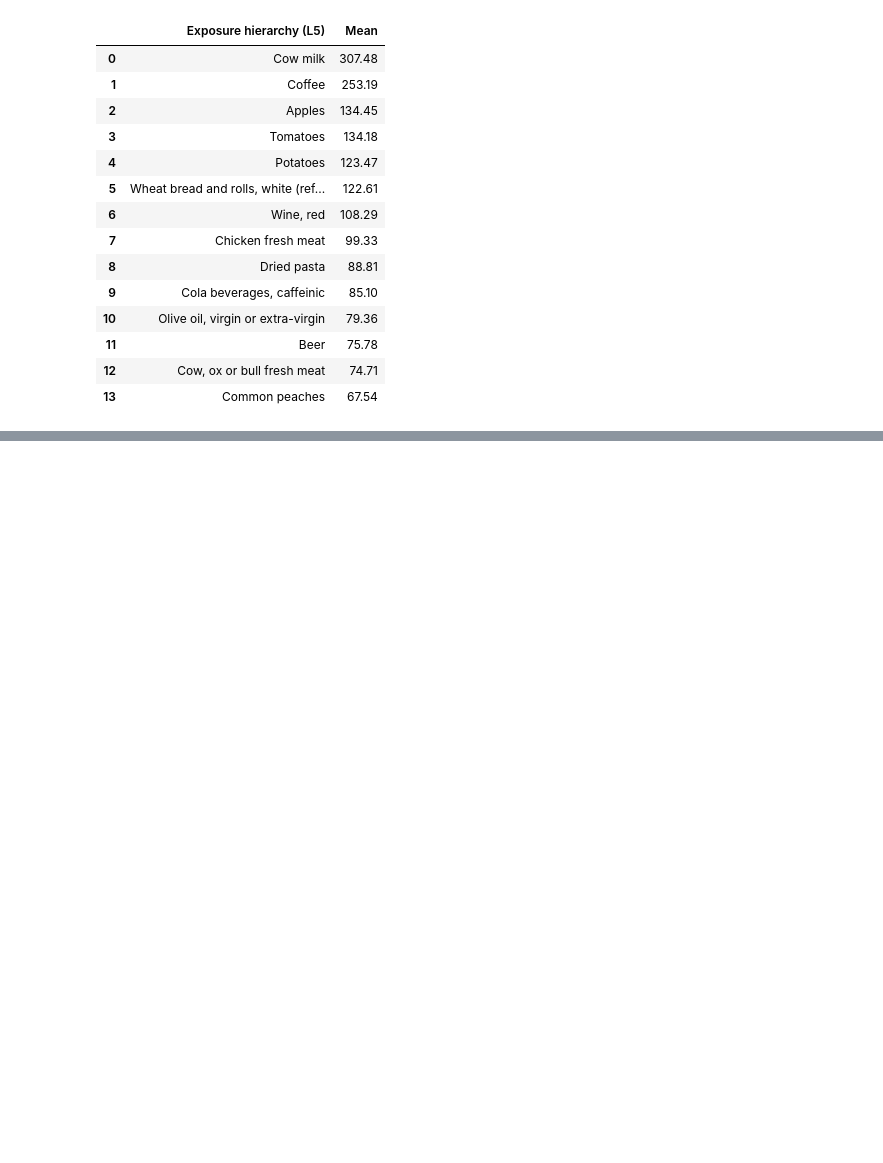
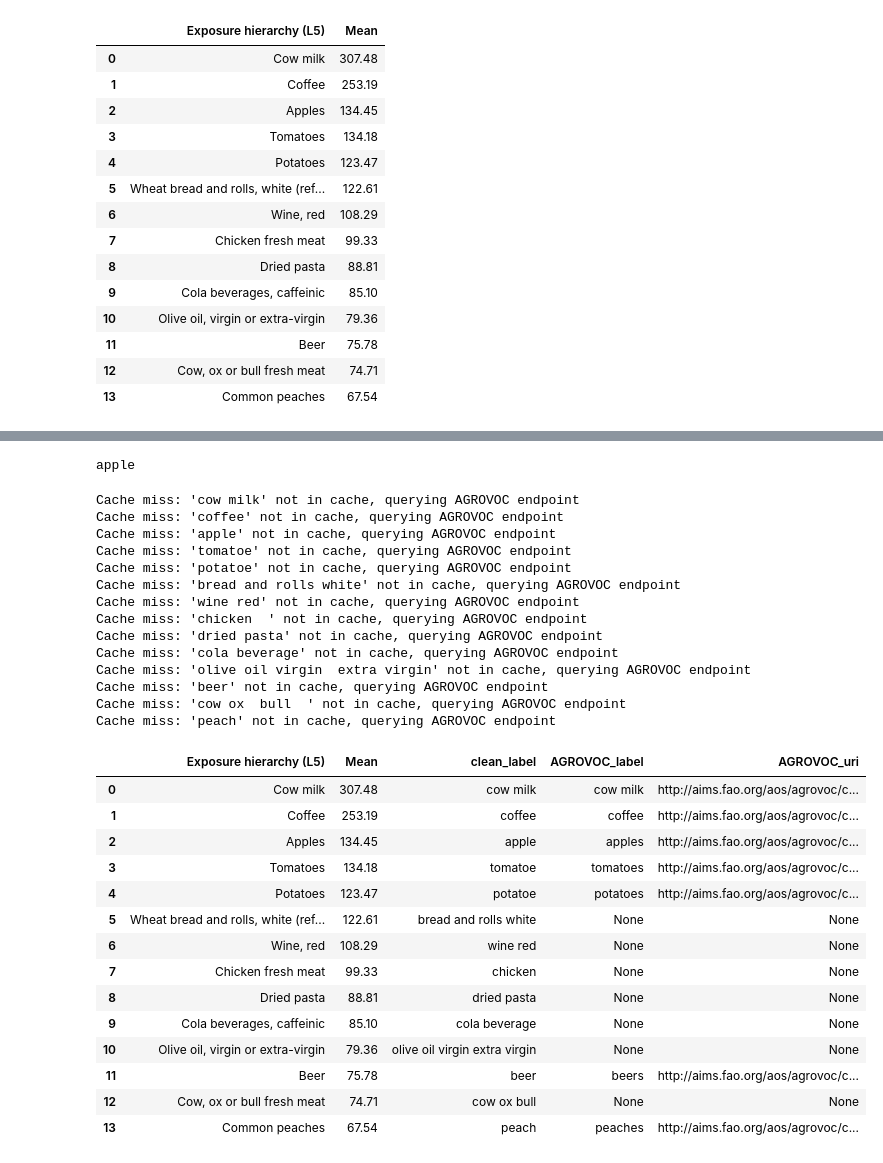
Before and after one commit to TCoaM/TrueCostOfAMeal, a Jupyter notebook: simo_data_integration_other_solution.ipynb, the cells around one changed output, grey strips where cells are left out. Drawn from its saved outputs; the diff is of its cells as text; code cells hidden in the pictures; blank space fills up the shorter version.

```diff
--- a/simo_data_integration_other_solution.ipynb
+++ b/simo_data_integration_other_solution.ipynb
@@ -143,3 +198,28 @@ top_n
+# %%
+# List of (pattern, replacement) in priority order:
+PLURAL_RULES = [
+    # -ies → -y      (e.g. “berries” → “berry”)
+    (r'(?i)([a-z]+)ies$', r'\1y'),
+    # -ves → -f      (e.g. “wolves” → “wolf”)
+    (r'(?i)([a-z]+)ves$', r'\1f'),
+    # -oes → -oe     (e.g. “heroes” → “heroe”—rare, you may want 'o')
+    (r'(?i)([a-z]+)oes$', r'\1oe'),
+    # -ses → -s      (e.g. “dresses” → “dress”)
+    (r'(?i)([a-z]+)ses$', r'\1s'),
+    # -xes → -x      (e.g. “boxes” → “box”)
+    (r'(?i)([a-z]+)xes$', r'\1x'),
+    # -ches/-shes → -ch/-sh  (e.g. “churches” → “church”)
+    (r'(?i)([a-z]+(?:ch|sh))es$', r'\1'),
+    # -s → ''        (catch‑all; e.g. “cars” → “car”)
+    (r'(?i)([a-z]+)s$', r'\1'),
+]
+
+def singularize(word: str) -> str:
+    """Apply common English plural→singular regex rules."""
+    for pattern, repl in PLURAL_RULES:
+        if re.search(pattern, word):
+            return re.sub(pattern, repl, word)
+    return word  # no rule matched
 # %%
 # Function to normalize labels
 def normalize_label(s):
@@ -152,10 +232,55 @@ def normalize_label(s):
     s = re.sub(r'\b(semi[- ]skimmed|organic|low[- ]fat)\b', '', s)
     s = re.sub(r'\s+', ' ', s)               # collapse whitespace
     s = re.sub(r"(fresh|caffeinic|common)", "", s) # remove common useless attributes
+    s = re.sub(r"wheat bread", "bread", s)
     s = s.strip()  # Remove leading and trailing whitespace
+    s = re.sub(r"meat", "", s) # remove meat to improve the results of fuzzy matching for different animal meat
+    s = re.sub(r"or", "", s)
+    # handling plurals
+    s = singularize(s)
 
     return s
+# %%
+s = "apples"
+
+print(normalize_label(s))
+# %% [output]
+apple
 # %%
 top_n['clean_label'] = top_n["Exposure hierarchy (L5)"].apply(normalize_label)
+# %%
+top_n_enriched = enrich_with_agrovoc(top_n, "clean_label")
+
+top_n_enriched
+# %% [output]
+Cache miss: 'cow milk' not in cache, querying AGROVOC endpoint
+Cache miss: 'coffee' not in cache, querying AGROVOC endpoint
+Cache miss: 'apple' not in cache, querying AGROVOC endpoint
+Cache miss: 'tomatoe' not in cache, querying AGROVOC endpoint
+Cache miss: 'potatoe' not in cache, querying AGROVOC endpoint
+Cache miss: 'bread and rolls white' not in cache, querying AGROVOC endpoint
+Cache miss: 'wine red' not in cache, querying AGROVOC endpoint
+Cache miss: 'chicken  ' not in cache, querying AGROVOC endpoint
+Cache miss: 'dried pasta' not in cache, querying AGROVOC endpoint
+Cache miss: 'cola beverage' not in cache, querying AGROVOC endpoint
+Cache miss: 'olive oil virgin  extra virgin' not in cache, querying AGROVOC endpoint
+Cache miss: 'beer' not in cache, querying AGROVOC endpoint
+Cache miss: 'cow ox  bull  ' not in cache, querying AGROVOC endpoint
+Cache miss: 'peach' not in cache, querying AGROVOC endpoint
+|  | Exposure hierarchy (L5) | Mean | clean_label | AGROVOC_label | AGROVOC_uri |
+| 0 | Cow milk | 307.48 | cow milk | cow milk | http://aims.fao.org/aos/agrovoc/c... |
+| 1 | Coffee | 253.19 | coffee | coffee | http://aims.fao.org/aos/agrovoc/c... |
+| 2 | Apples | 134.45 | apple | apples | http://aims.fao.org/aos/agrovoc/c... |
+| 3 | Tomatoes | 134.18 | tomatoe | tomatoes | http://aims.fao.org/aos/agrovoc/c... |
+| 4 | Potatoes | 123.47 | potatoe | potatoes | http://aims.fao.org/aos/agrovoc/c... |
+| 5 | Wheat bread and rolls, white (ref... | 122.61 | bread and rolls white | None | None |
+| 6 | Wine, red | 108.29 | wine red | None | None |
+| 7 | Chicken fresh meat | 99.33 | chicken | None | None |
+| 8 | Dried pasta | 88.81 | dried pasta | None | None |
+| 9 | Cola beverages, caffeinic | 85.10 | cola beverage | None | None |
+| 10 | Olive oil, virgin or extra-virgin | 79.36 | olive oil virgin extra virgin | None | None |
+| 11 | Beer | 75.78 | beer | beers | http://aims.fao.org/aos/agrovoc/c... |
+| 12 | Cow, ox or bull fresh meat | 74.71 | cow ox bull | None | None |
+| 13 | Common peaches | 67.54 | peach | peaches | http://aims.fao.org/aos/agrovoc/c... |
 # %%
 top_n
```
Also changed, not shown: parts of 13 cells of this notebook, 1 other file.
